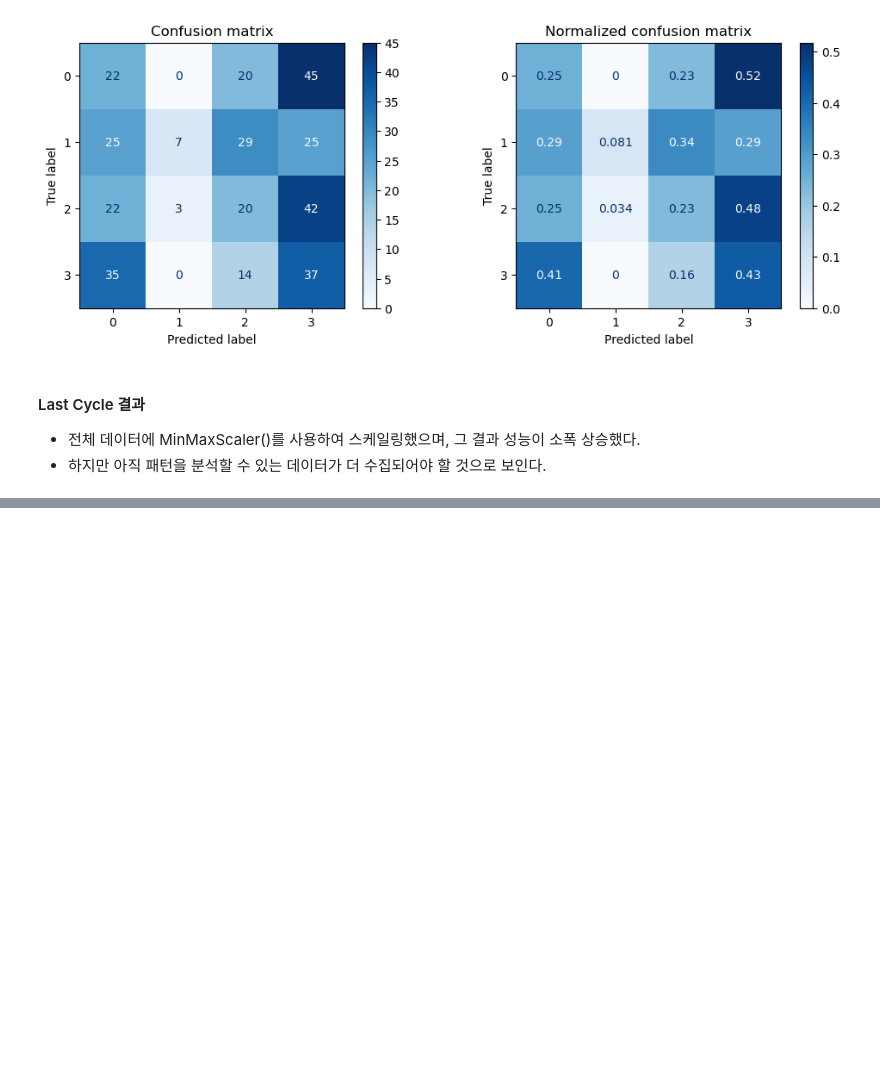
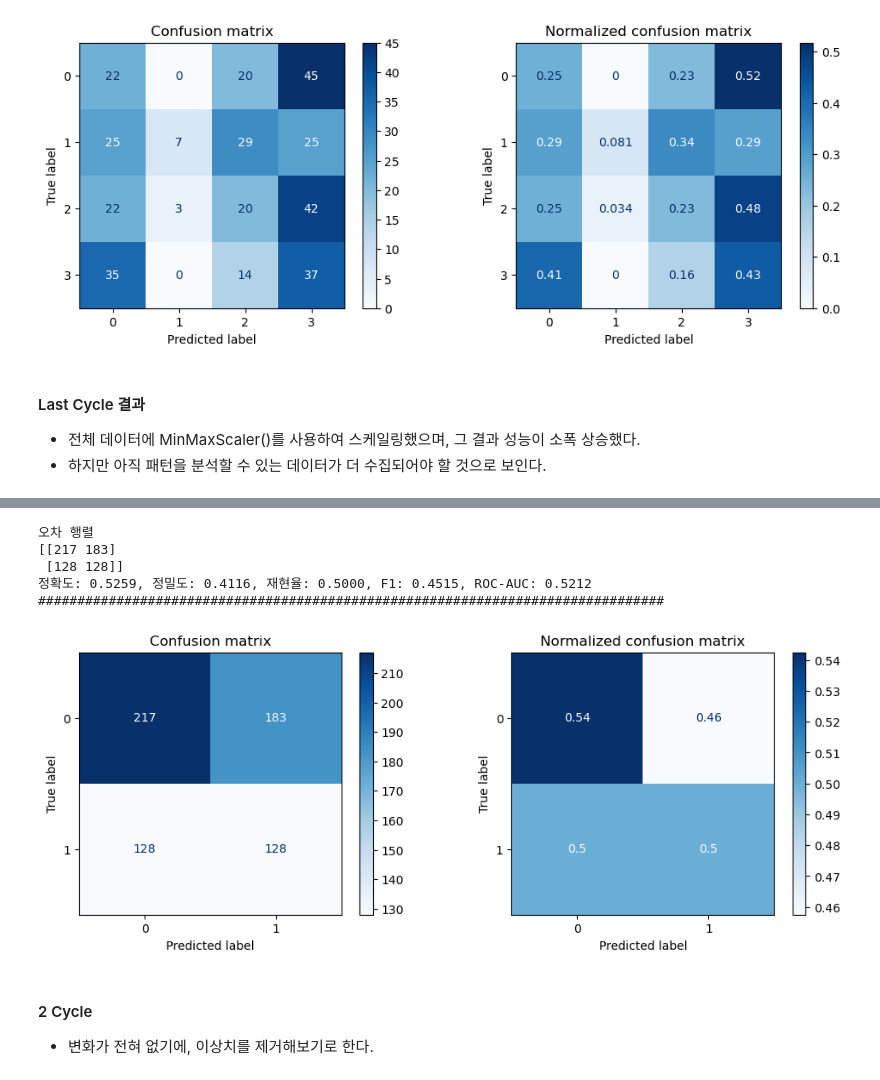
Before and after one commit to NoviceKim/machine-learning, a Jupyter notebook: b_classifier/i_ensemble_learning.ipynb, the cells around one changed output, grey strips where cells are left out. Cells and saved outputs as stored; diff of their text form; code cells hidden in the pictures; blank space fills up the shorter version.

```diff
--- a/b_classifier/i_ensemble_learning.ipynb
+++ b/b_classifier/i_ensemble_learning.ipynb
@@ -694,0 +941,5 @@ get_evaluation(y_test, prediction, rfc, X_test)
+# %%
+from imblearn.over_sampling import SMOTE
+
+smote = SMOTE(random_state=124)
+X_train_over, y_train_over = smote.fit_resample(X_train, y_train)
@@ -694,0 +1073,15 @@ get_evaluation(y_test, prediction, rfc, X_test)
+# %%
+ada = g_ada.best_estimator_
+prediction = ada.predict(X_test)
+# %%
+get_evaluation(y_test, prediction, ada, X_test)
+# %% [output]
+오차 행렬
+[[217 183]
+ [128 128]]
+정확도: 0.5259, 정밀도: 0.4116, 재현율: 0.5000, F1: 0.4515, ROC-AUC: 0.5212
+################################################################################
+[figure, added]
+# %% [markdown]
+#### 2 Cycle
+- 변화가 전혀 없기에, 이상치를 제거해보기로 한다.
```
Also changed, not shown: parts of 89 cells of this notebook, 14 other files.
